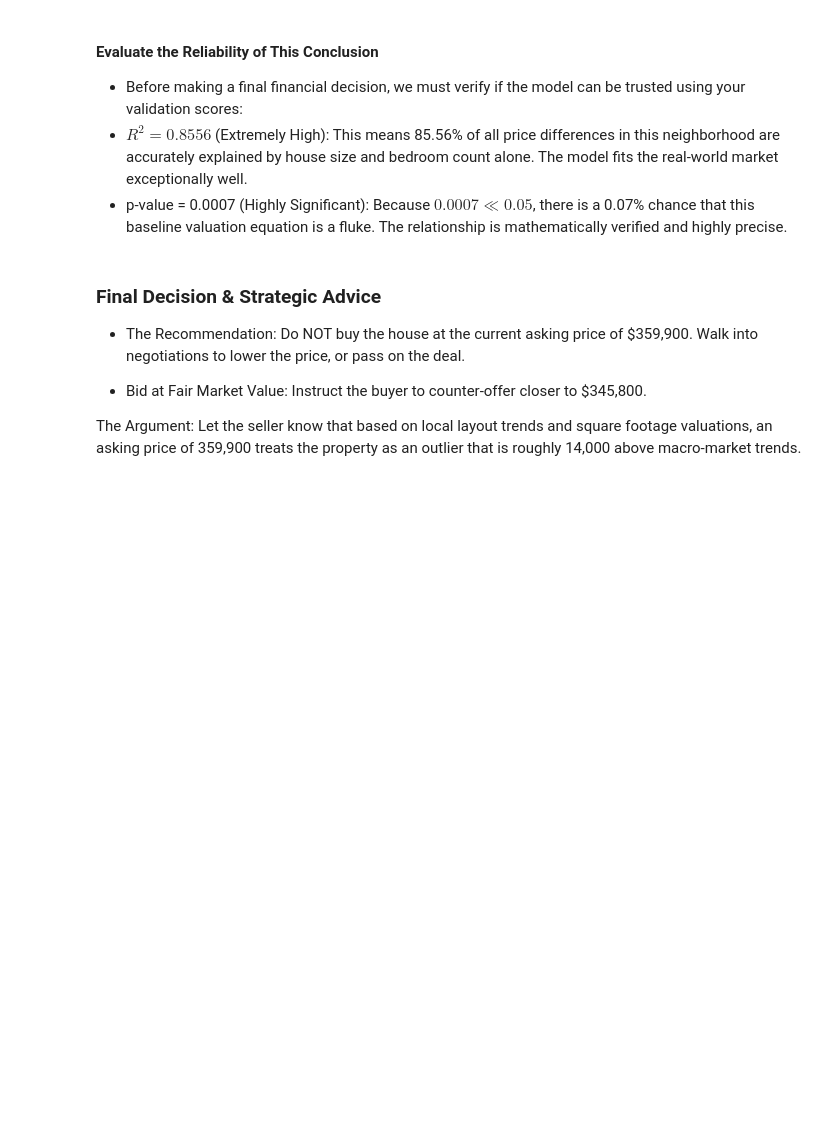
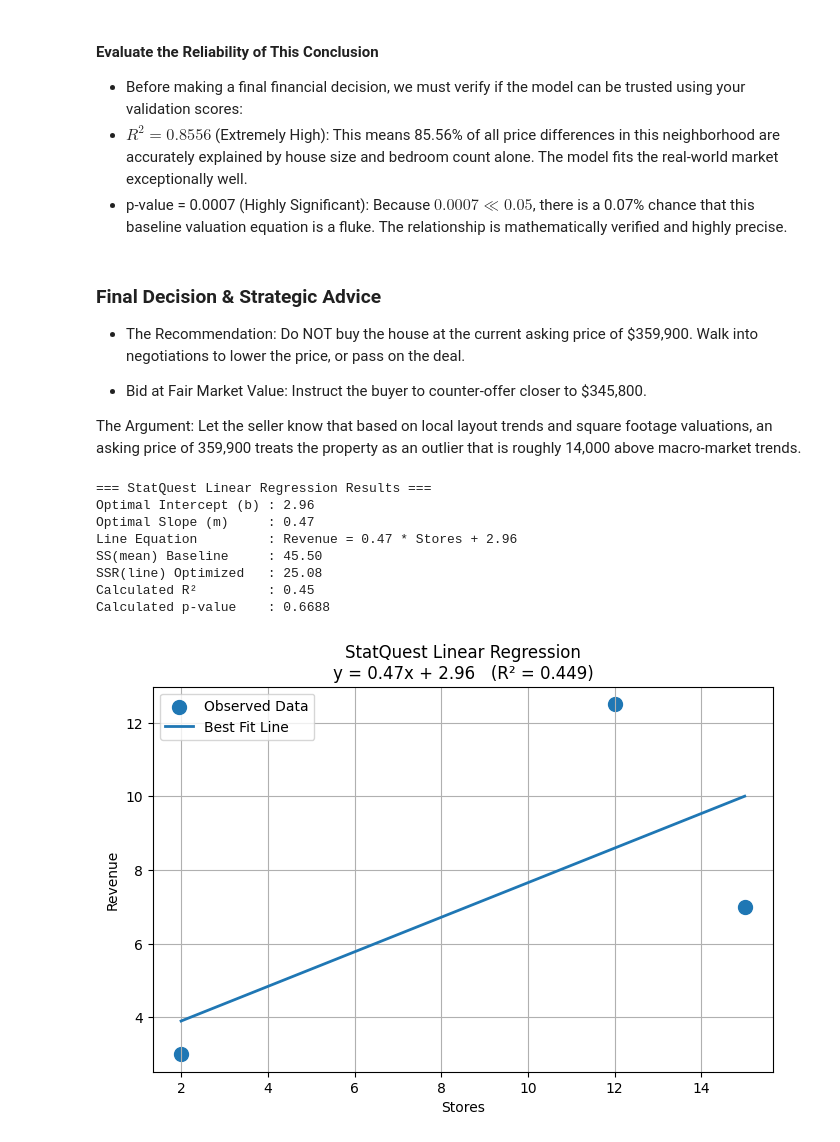
Before and after one commit to diptu/MlSelfStudyPath, a Jupyter notebook: CS299/Essence of Linear Regression.ipynb, the cells around one changed output. Cells and saved outputs as stored; diff of their text form; code cells hidden in the pictures; blank space fills up the shorter version.

```diff
--- a/CS299/Essence of Linear Regression.ipynb
+++ b/CS299/Essence of Linear Regression.ipynb
@@ -725,0 +857,41 @@ The Argument: Let the seller know that based on local layout trends and square f
+# %%
+if __name__ == "__main__":
+    stores = [2, 12, 15]
+    revenue = [3, 12.5, 7]
+
+    model = StatQuestLinearRegression()
+
+    model.fit(stores, revenue)
+
+    ss_mean, ssr_line, r_squared = model.calculate_metrics(
+        stores,
+        revenue,
+    )
+
+    p_value = model.calculate_p_value(
+        stores,
+        revenue,
+        n_simulations=50000,
+    )
+
+    print("=== StatQuest Linear Regression Results ===")
+    print(f"Optimal Intercept (b) : {model.b:.2f}")
+    print(f"Optimal Slope (m)     : {model.m:.2f}")
+    print(f"Line Equation         : Revenue = {model.m:.2f} * Stores + {model.b:.2f}")
+    print(f"SS(mean) Baseline     : {ss_mean:.2f}")
+    print(f"SSR(line) Optimized   : {ssr_line:.2f}")
+    print(f"Calculated R²         : {r_squared:.2f}")
+    print(f"Calculated p-value    : {p_value:.4f}")
+
+    # Plot regression line
+    model.plot(stores, revenue)
+# %% [output]
+=== StatQuest Linear Regression Results ===
+Optimal Intercept (b) : 2.96
+Optimal Slope (m)     : 0.47
+Line Equation         : Revenue = 0.47 * Stores + 2.96
+SS(mean) Baseline     : 45.50
+SSR(line) Optimized   : 25.08
+Calculated R²         : 0.45
+Calculated p-value    : 0.6688
+[figure, added]
```
Also changed, not shown: parts of 4 cells of this notebook, 6 other files.
